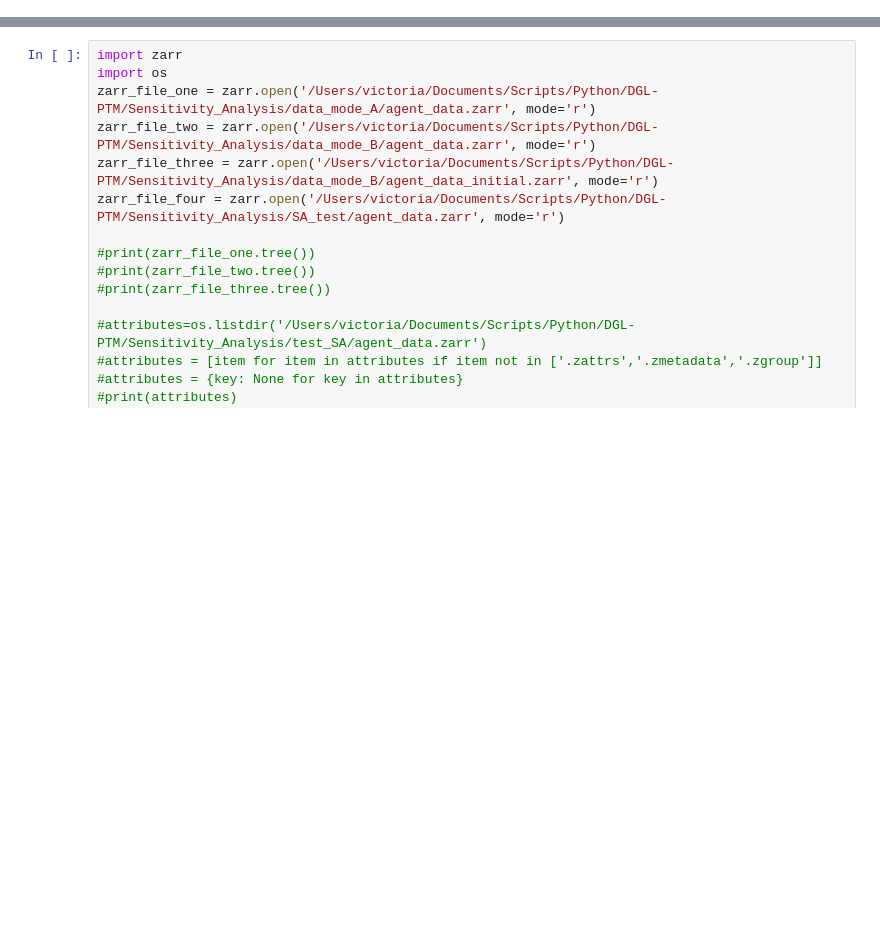
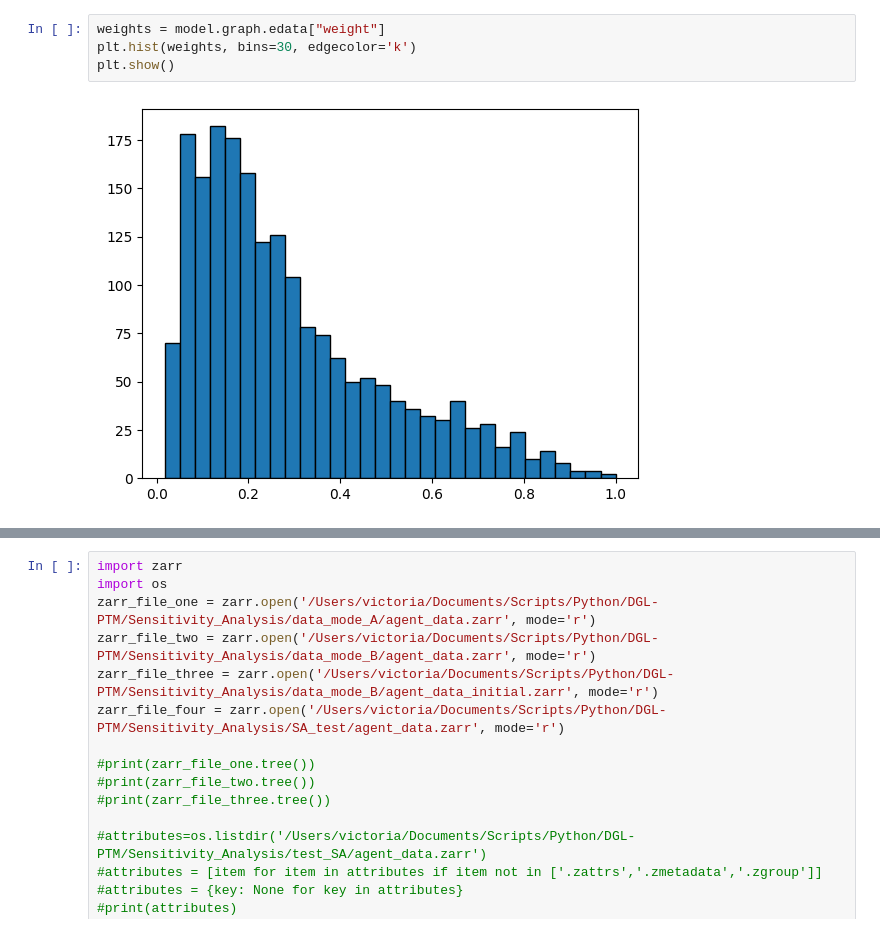
Before and after one commit to SDCCA/DGL-PTM, a Jupyter notebook: DGL_testing/misc_testing.ipynb, the cells around one changed output, grey strips where cells are left out. Drawn from its saved outputs; the diff is of its cells as text; blank space fills up the shorter version.

```diff
--- a/DGL_testing/misc_testing.ipynb
+++ b/DGL_testing/misc_testing.ipynb
@@ -84,0 +70,6 @@ KeyError: 'homophily_parameter'
+# %%
+weights = model.graph.edata["weight"]
+plt.hist(weights, bins=30, edgecolor='k')
+plt.show()
+# %% [output]
+[figure, added]
```
Also changed, not shown: parts of 15 cells of this notebook, 7 other files.
